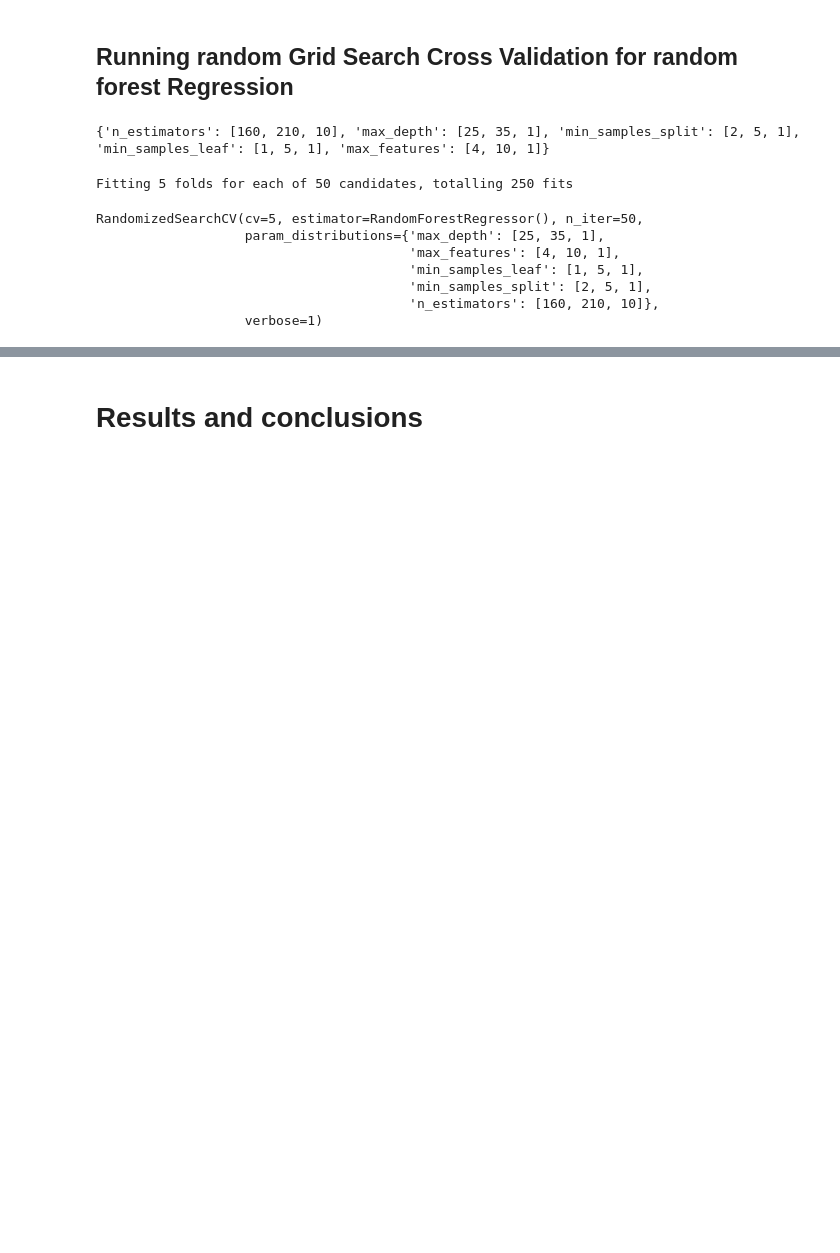
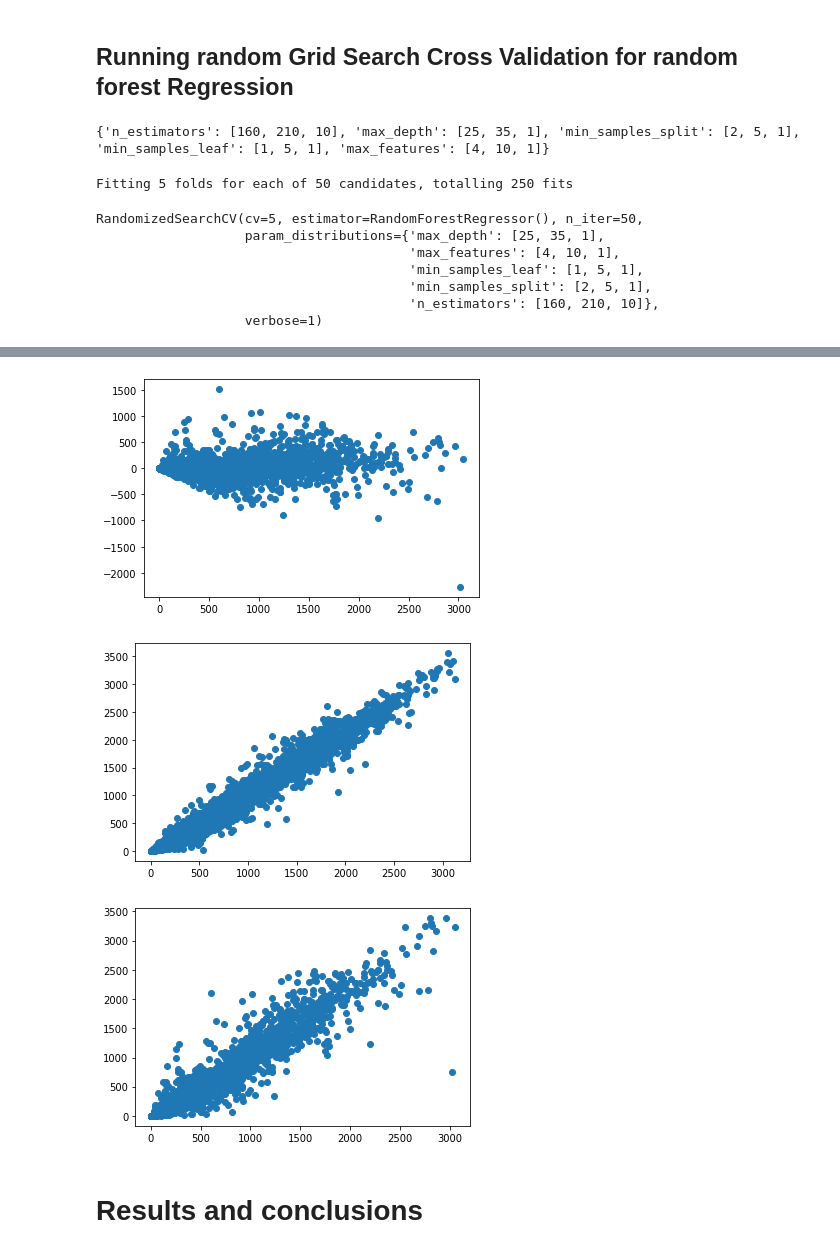
Before and after one commit to Rochakr4/Bike-Sharing-Demand-Prediction---Capstone-Project, a Jupyter notebook: Bike_Sharing_Demand_Prediction_Capstone_Project.ipynb, the cells around one changed output, grey strips where cells are left out. Cells and saved outputs as stored; diff of their text form; code cells hidden in the pictures; blank space fills up the shorter version.

```diff
--- a/Bike_Sharing_Demand_Prediction_Capstone_Project.ipynb
+++ b/Bike_Sharing_Demand_Prediction_Capstone_Project.ipynb
@@ -1563,6 +1570,19 @@ predvsactual.show()
 # %% [output]
 [interactive output not drawn]
 [interactive output not drawn]
+# %%
+#Heteroscadacity
+plt.scatter((y_pred_test_rgridr**2),(y_test**2-y_pred_test_rgridr**2))
+plt.show()
+#Y predicted vs actual
+plt.scatter((y_pred_train_rgridr**2),(y_train**2))
+plt.show()
+plt.scatter((y_pred_test_rgridr**2),(y_test**2))
+plt.show()
+# %% [output]
+[figure, added]
+[figure, added]
+[figure, added]
 # %% [markdown]
 # Results and conclusions
 # %%
```
Also changed, not shown: parts of 9 cells of this notebook.
